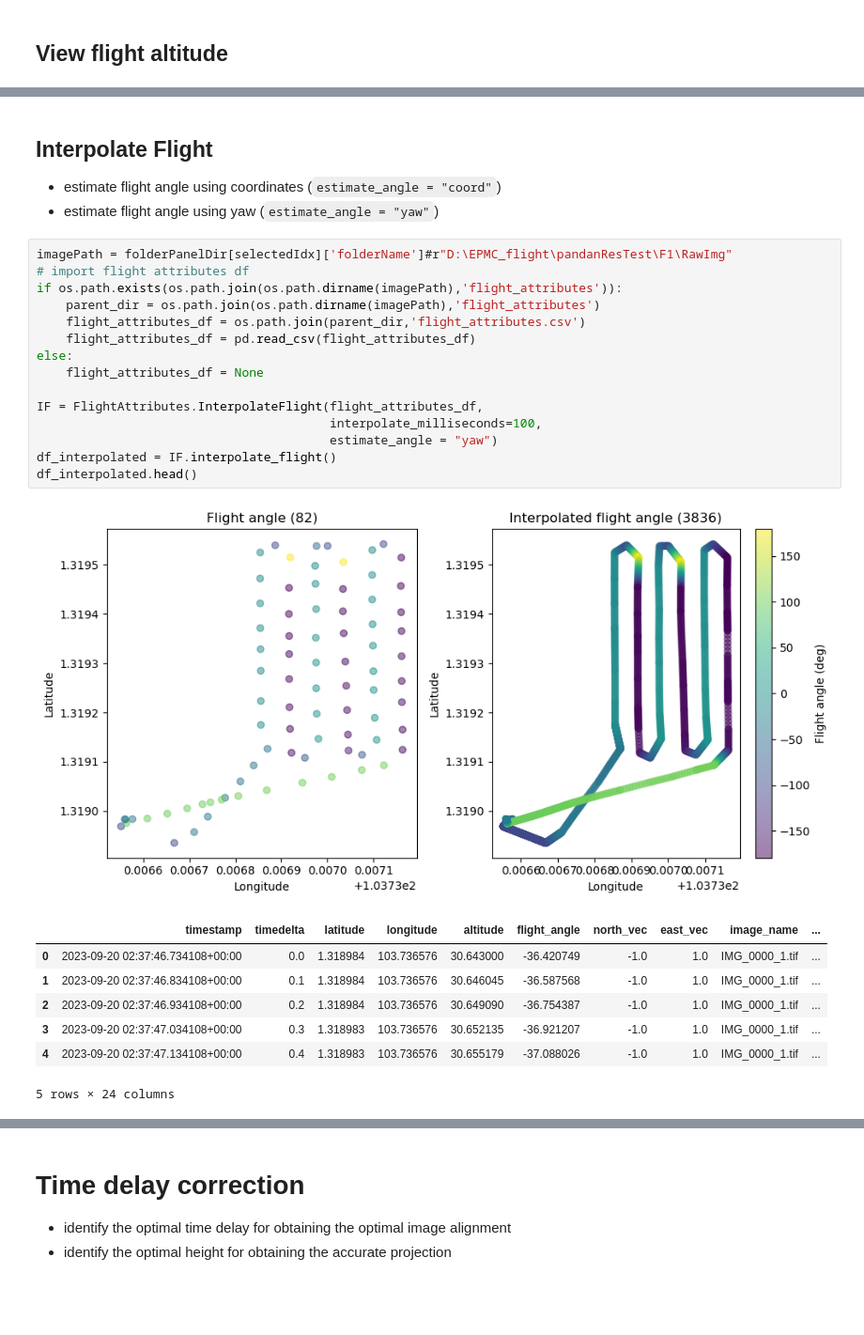
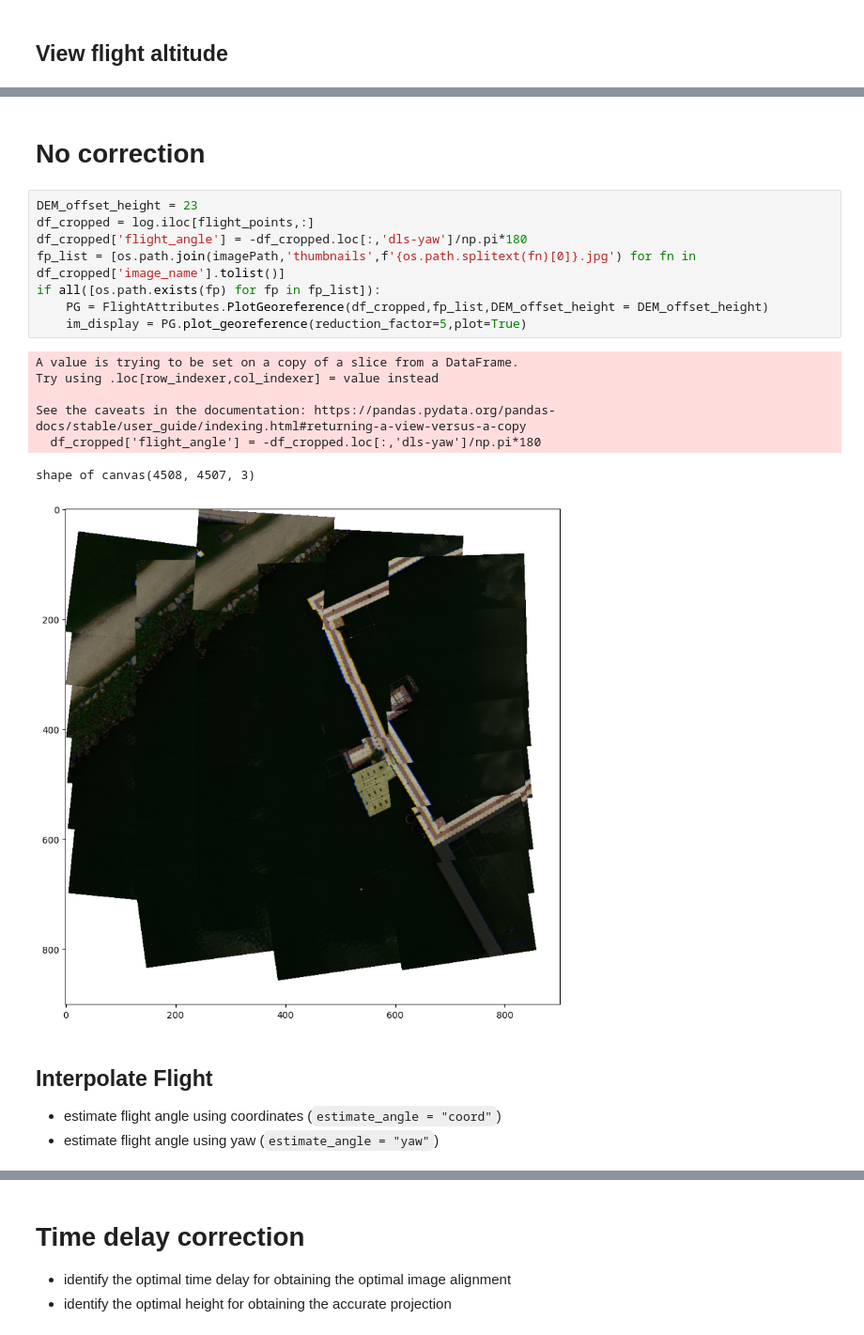
Before and after one commit to pakhuiying/micasense_georeferencing, a Jupyter notebook: timedelayCorrection.ipynb, the cells around one changed output, grey strips where cells are left out. Shown at 94% size. Saved outputs shown, nothing was run; the diff lists cells and outputs as text; blank space fills up the shorter version.

```diff
--- a/timedelayCorrection.ipynb
+++ b/timedelayCorrection.ipynb
@@ -208,28 +96,22 @@ print(flight_points)
+# %% [markdown]
+# No correction
+# %%
+DEM_offset_height = 23
+df_cropped = log.iloc[flight_points,:]
+df_cropped['flight_angle'] = -df_cropped.loc[:,'dls-yaw']/np.pi*180
+fp_list = [os.path.join(imagePath,'thumbnails',f'{os.path.splitext(fn)[0]}.jpg') for fn in df_cropped['image_name'].tolist()]
+if all([os.path.exists(fp) for fp in fp_list]):
+    PG = FlightAttributes.PlotGeoreference(df_cropped,fp_list,DEM_offset_height = DEM_offset_height)
+    im_display = PG.plot_georeference(reduction_factor=5,plot=True)
+# %% [output]
+A value is trying to be set on a copy of a slice from a DataFrame.
+Try using .loc[row_indexer,col_indexer] = value instead
+
+See the caveats in the documentation: https://pandas.pydata.org/pandas-docs/stable/user_guide/indexing.html#returning-a-view-versus-a-copy
+  df_cropped['flight_angle'] = -df_cropped.loc[:,'dls-yaw']/np.pi*180
+shape of canvas(4508, 4507, 3)
+[figure, added]
 # %% [markdown]
 ## Interpolate Flight
 - estimate flight angle using coordinates (`estimate_angle = "coord"`)
 - estimate flight angle using yaw (`estimate_angle = "yaw"`)
-# %%
-imagePath = folderPanelDir[selectedIdx]['folderName']#r"D:\EPMC_flight\pandanResTest\F1\RawImg"
-# import flight attributes df
-if os.path.exists(os.path.join(os.path.dirname(imagePath),'flight_attributes')):
-    parent_dir = os.path.join(os.path.dirname(imagePath),'flight_attributes')
-    flight_attributes_df = os.path.join(parent_dir,'flight_attributes.csv')
-    flight_attributes_df = pd.read_csv(flight_attributes_df)
-else:
-    flight_attributes_df = None
-
-IF = FlightAttributes.InterpolateFlight(flight_attributes_df,
-                                        interpolate_milliseconds=100,
-                                        estimate_angle = "yaw")
-df_interpolated = IF.interpolate_flight()
-df_interpolated.head()
-# %% [output]
-[figure, removed]
-|  | timestamp | timedelta | latitude | longitude | altitude | flight_angle | north_vec | east_vec | image_name | ... |
-| 0 | 2023-09-20 02:37:46.734108+00:00 | 0.0 | 1.318984 | 103.736576 | 30.643000 | -36.420749 | -1.0 | 1.0 | IMG_0000_1.tif | ... |
-| 1 | 2023-09-20 02:37:46.834108+00:00 | 0.1 | 1.318984 | 103.736576 | 30.646045 | -36.587568 | -1.0 | 1.0 | IMG_0000_1.tif | ... |
-| 2 | 2023-09-20 02:37:46.934108+00:00 | 0.2 | 1.318984 | 103.736576 | 30.649090 | -36.754387 | -1.0 | 1.0 | IMG_0000_1.tif | ... |
-| 3 | 2023-09-20 02:37:47.034108+00:00 | 0.3 | 1.318983 | 103.736576 | 30.652135 | -36.921207 | -1.0 | 1.0 | IMG_0000_1.tif | ... |
-| 4 | 2023-09-20 02:37:47.134108+00:00 | 0.4 | 1.318983 | 103.736576 | 30.655179 | -37.088026 | -1.0 | 1.0 | IMG_0000_1.tif | ... |
-5 rows × 24 columns
```
Also changed, not shown: parts of 32 cells of this notebook, 7 other files.
